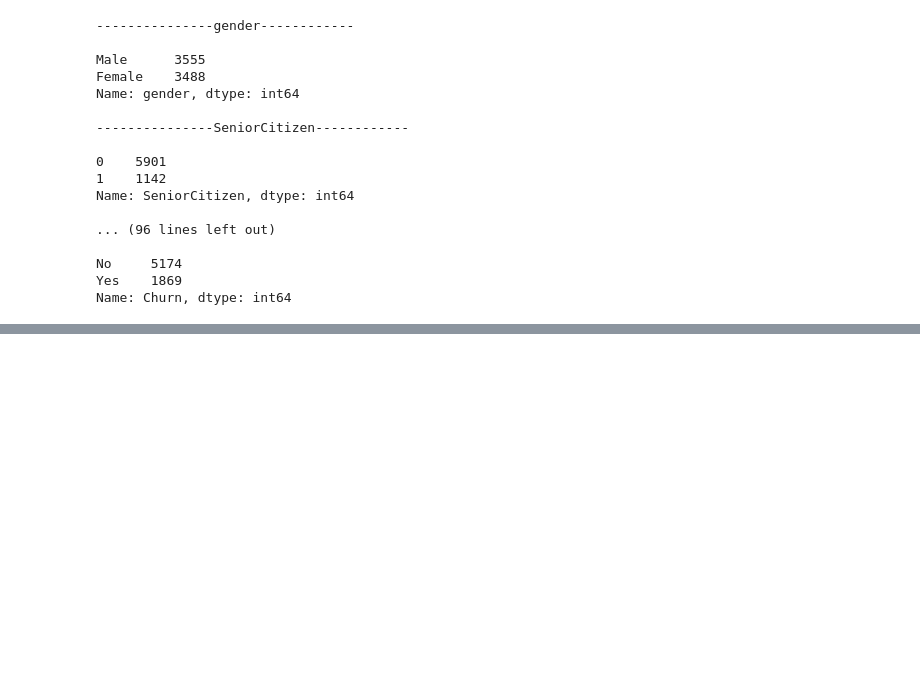
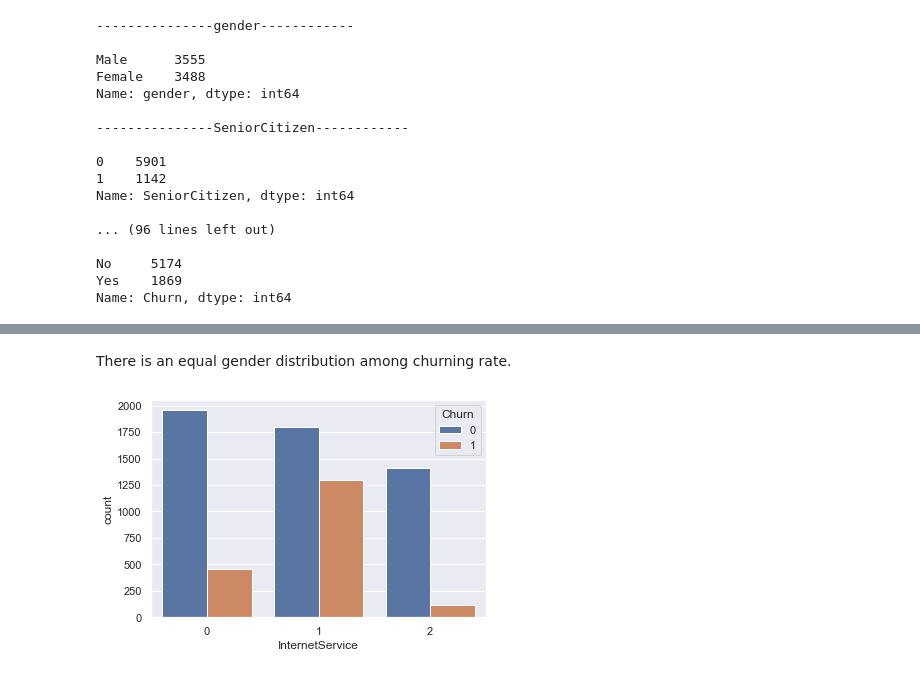
Before and after one commit to vishnudas-raveendran/PGP-AIML, a Jupyter notebook: Ensemble/Project/EST_Project_Telecom_Churn.ipynb, the cells around one changed output, grey strips where cells are left out. Saved outputs shown, nothing was run; the diff lists cells and outputs as text; code cells hidden in the pictures; blank space fills up the shorter version.

```diff
--- a/Ensemble/Project/EST_Project_Telecom_Churn.ipynb
+++ b/Ensemble/Project/EST_Project_Telecom_Churn.ipynb
@@ -144,0 +259,6 @@ Name: Churn, dtype: int64
+# %% [markdown]
+There is an equal gender distribution among churning rate.
+# %%
+sns.countplot(x="InternetService", hue="Churn", data=churnData);
+# %% [output]
+[figure, added]
```
Also changed, not shown: parts of 55 cells of this notebook, 2 other files.
